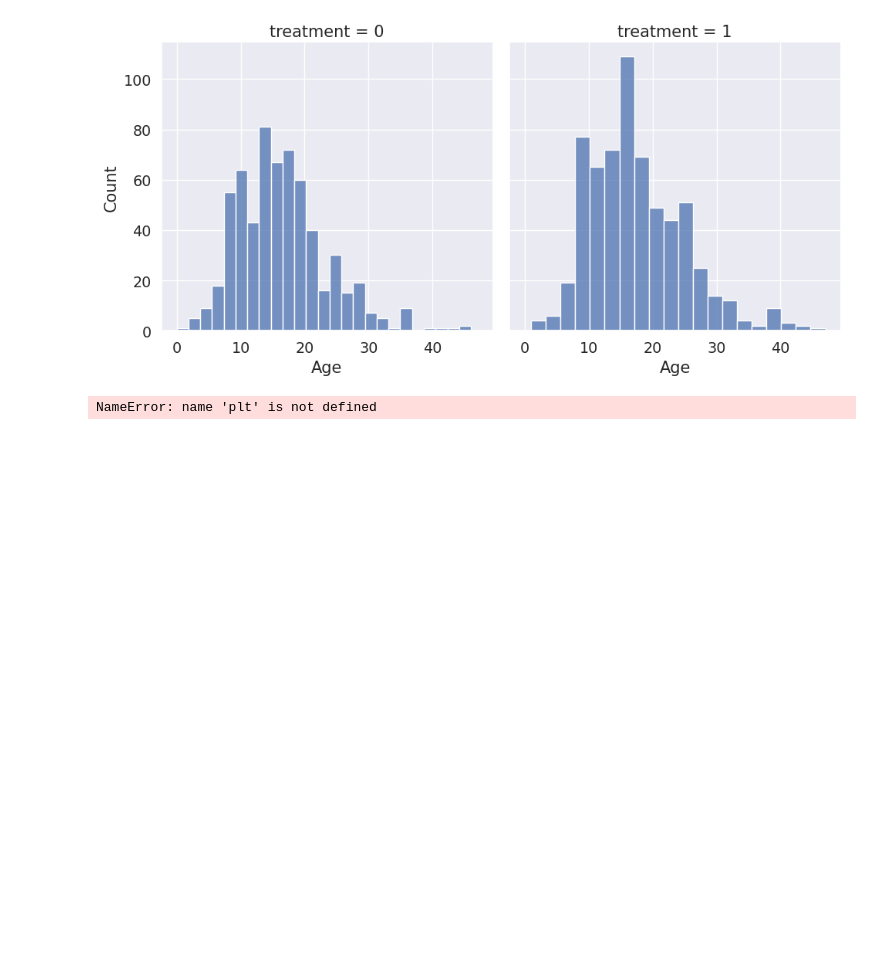
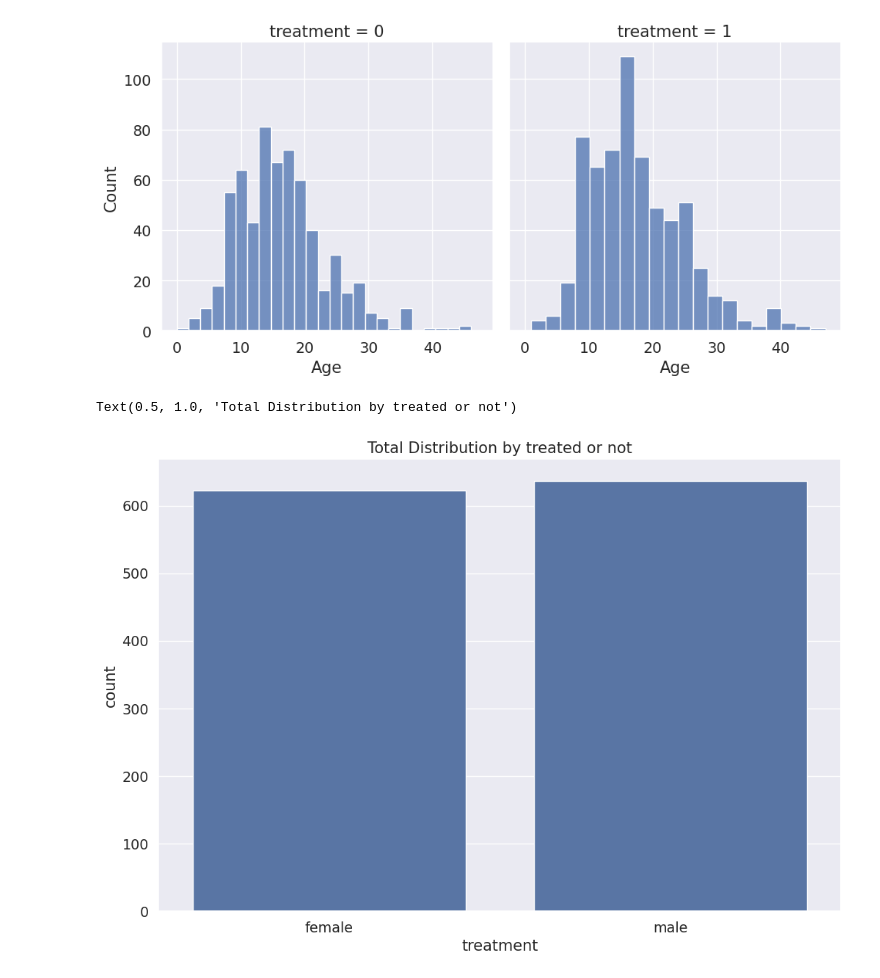
Before and after one commit to sandbox259/Mentally, a Jupyter notebook: Mental.ipynb, the cells around one changed output. Cells and saved outputs as stored; diff of their text form; code cells hidden in the pictures; blank space fills up the shorter version.

Commit message:
Added plots

```diff
--- a/Mental.ipynb
+++ b/Mental.ipynb
@@ -39,7 +39,7 @@ from sklearn.naive_bayes import GaussianNB
 #Stacking
 from mlxtend.classifier import StackingClassifier
 # %%
-frame = pd.read_csv('/content/survey.csv')
+frame = pd.read_csv('/survey.csv')
 print(frame.shape)
 print(frame.describe())
 print(frame.info())
@@ -297,12 +304,12 @@ g = g.map(sns.histplot, "Age")
 [figure]
 # %%
 
-
 plt.figure(figsize=(12,8))
-labels = labelDict['label_Gender_values']
+labels = labelDict['label_Gender']
 g = sns.countplot(x="treatment", data=frame)
 g.set_xticklabels(labels)
 
 plt.title('Total Distribution by treated or not')
 # %% [output]
-NameError: name 'plt' is not defined
+Text(0.5, 1.0, 'Total Distribution by treated or not')
+[figure, added]
```
Also changed, not shown: parts of 2 cells of this notebook.
